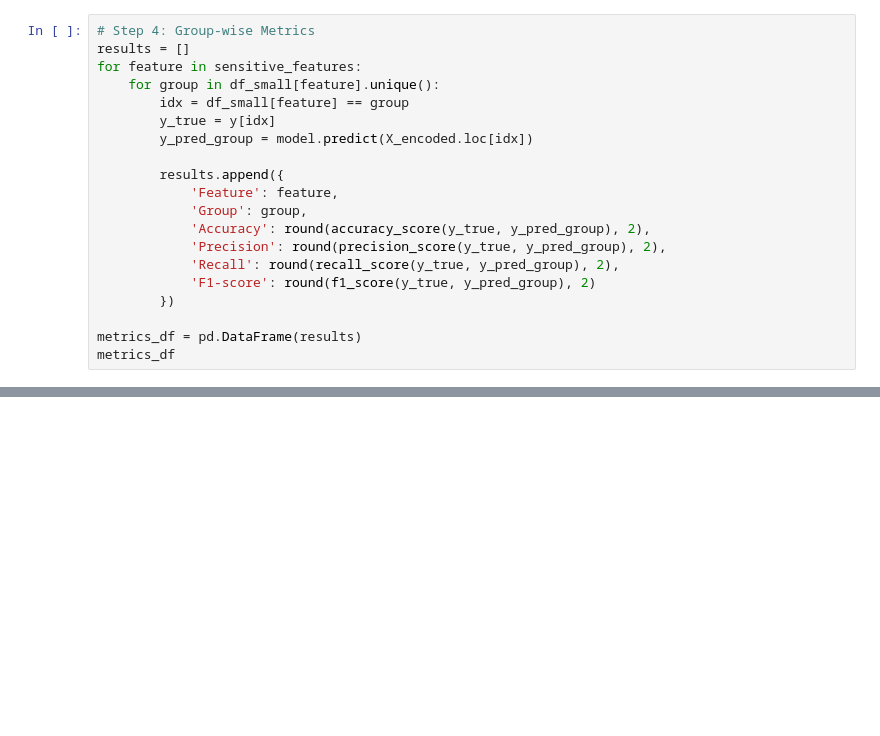
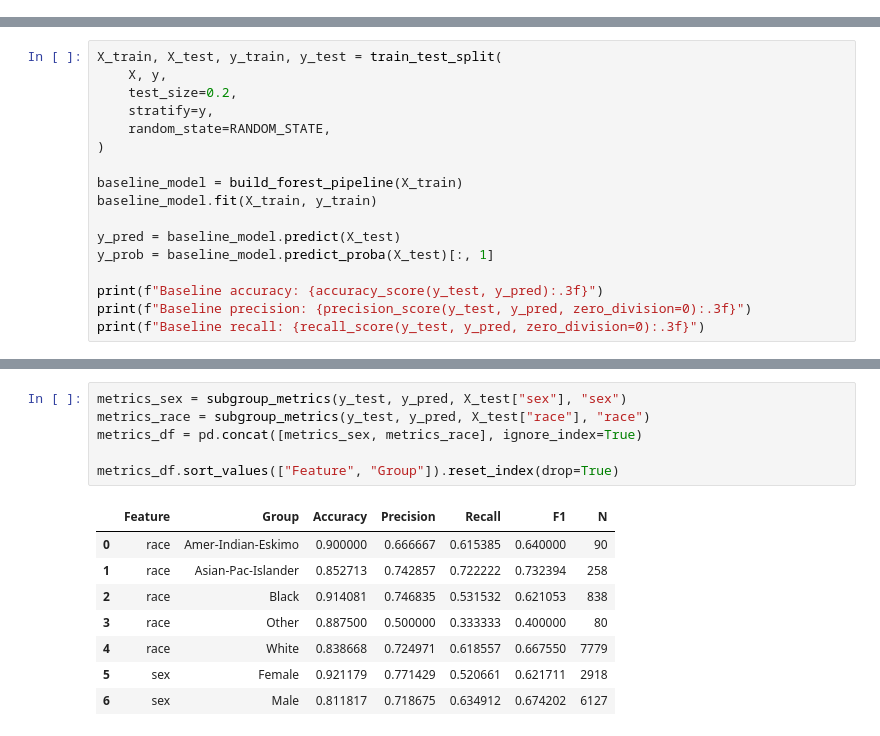
Before and after one commit to imanmossavat/ml-teaching-materials-fontys, a Jupyter notebook: ML Studio/S3_FAIRNESS_ANALYSIS.ipynb, the cells around one changed output, grey strips where cells are left out. Cells and saved outputs as stored; diff of their text form; blank space fills up the shorter version.

```diff
--- a/ML Studio/S3_FAIRNESS_ANALYSIS.ipynb
+++ b/ML Studio/S3_FAIRNESS_ANALYSIS.ipynb
@@ -238,20 +0,0 @@ Here we compare metrics (accuracy, precision, recall) across sensitive groups.
-# %%
-# Step 4: Group-wise Metrics
-results = []
-for feature in sensitive_features:
-    for group in df_small[feature].unique():
-        idx = df_small[feature] == group
-        y_true = y[idx]
-        y_pred_group = model.predict(X_encoded.loc[idx])
-
-        results.append({
-            'Feature': feature,
-            'Group': group,
-            'Accuracy': round(accuracy_score(y_true, y_pred_group), 2),
-            'Precision': round(precision_score(y_true, y_pred_group), 2),
-            'Recall': round(recall_score(y_true, y_pred_group), 2),
-            'F1-score': round(f1_score(y_true, y_pred_group), 2)
-        })
-
-metrics_df = pd.DataFrame(results)
-metrics_df
@@ -542,0 +159,17 @@ clf.fit(X_train, y_train, sample_weight=X_train['fnlwgt'])
+# %%
+X_train, X_test, y_train, y_test = train_test_split(
+    X, y,
+    test_size=0.2,
+    stratify=y,
+    random_state=RANDOM_STATE,
+)
+
+baseline_model = build_forest_pipeline(X_train)
+baseline_model.fit(X_train, y_train)
+
+y_pred = baseline_model.predict(X_test)
+y_prob = baseline_model.predict_proba(X_test)[:, 1]
+
+print(f"Baseline accuracy: {accuracy_score(y_test, y_pred):.3f}")
+print(f"Baseline precision: {precision_score(y_test, y_pred, zero_division=0):.3f}")
+print(f"Baseline recall: {recall_score(y_test, y_pred, zero_division=0):.3f}")
@@ -542,0 +189,15 @@ clf.fit(X_train, y_train, sample_weight=X_train['fnlwgt'])
+# %%
+metrics_sex = subgroup_metrics(y_test, y_pred, X_test["sex"], "sex")
+metrics_race = subgroup_metrics(y_test, y_pred, X_test["race"], "race")
+metrics_df = pd.concat([metrics_sex, metrics_race], ignore_index=True)
+
+metrics_df.sort_values(["Feature", "Group"]).reset_index(drop=True)
+# %% [output]
+|  | Feature | Group | Accuracy | Precision | Recall | F1 | N |
+| 0 | race | Amer-Indian-Eskimo | 0.900000 | 0.666667 | 0.615385 | 0.640000 | 90 |
+| 1 | race | Asian-Pac-Islander | 0.852713 | 0.742857 | 0.722222 | 0.732394 | 258 |
+| 2 | race | Black | 0.914081 | 0.746835 | 0.531532 | 0.621053 | 838 |
+| 3 | race | Other | 0.887500 | 0.500000 | 0.333333 | 0.400000 | 80 |
+| 4 | race | White | 0.838668 | 0.724971 | 0.618557 | 0.667550 | 7779 |
+| 5 | sex | Female | 0.921179 | 0.771429 | 0.520661 | 0.621711 | 2918 |
+| 6 | sex | Male | 0.811817 | 0.718675 | 0.634912 | 0.674202 | 6127 |
```
Also changed, not shown: parts of 47 cells of this notebook, 2 other files.
